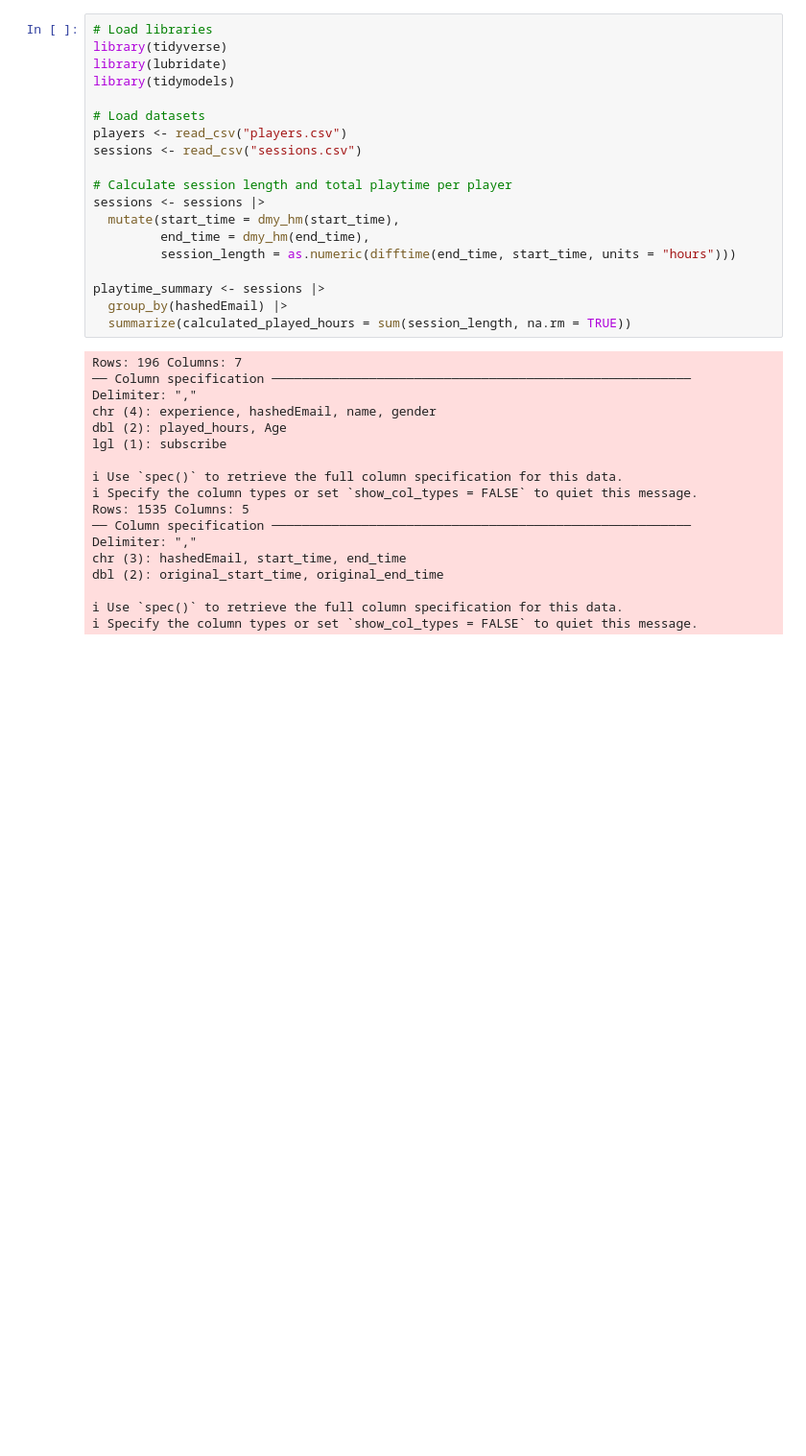
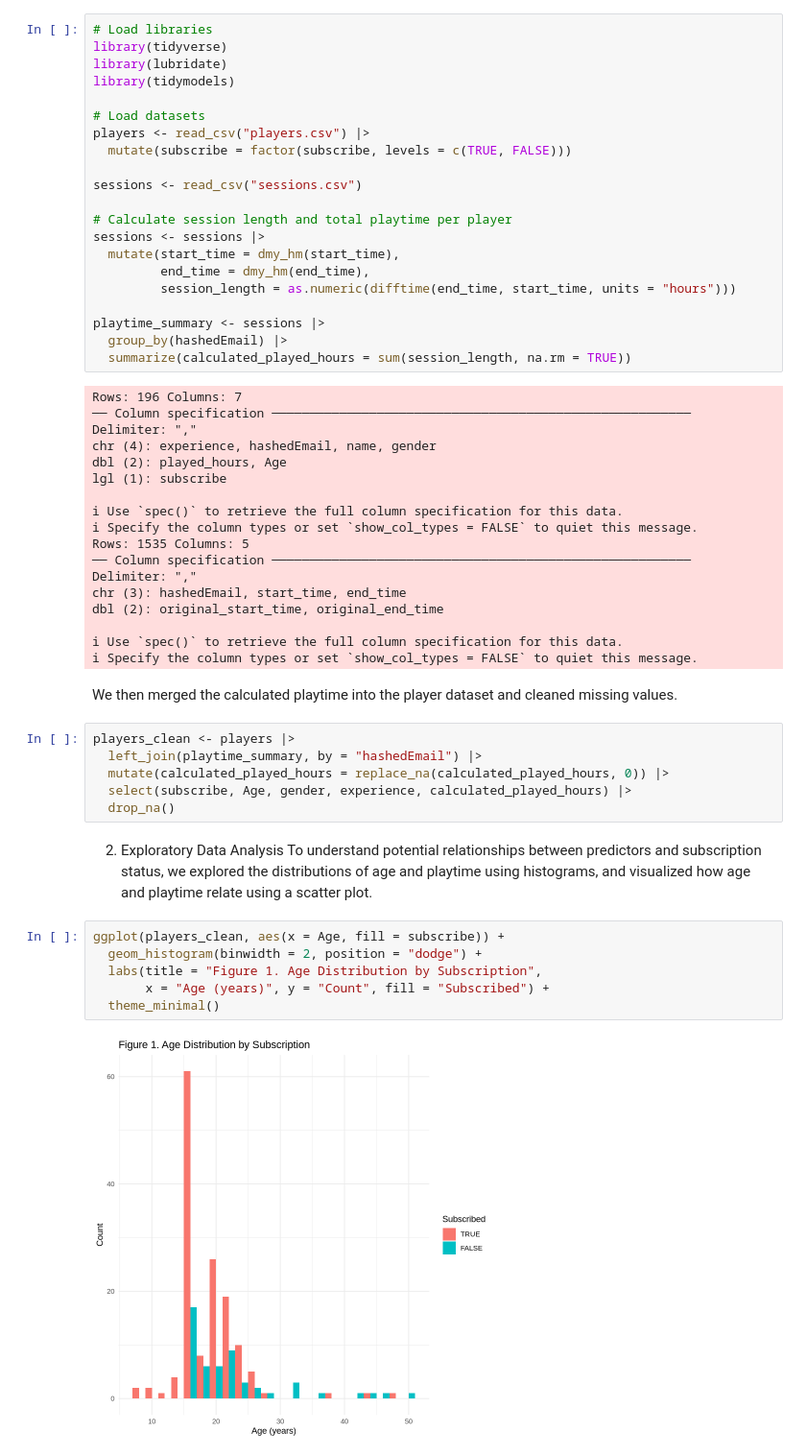
Before and after one commit to rahanikou/dsci-project-2025, a Jupyter notebook: project.ipynb, the cells around one changed output. Shown: that part at 96% size. Saved outputs shown, nothing was run; the diff lists cells and outputs as text; blank space fills up the shorter version.

```diff
--- a/project.ipynb
+++ b/project.ipynb
@@ -69,7 +69,9 @@ library(lubridate)
 library(tidymodels)
 
 # Load datasets
-players <- read_csv("players.csv")
+players <- read_csv("players.csv") |>
+  mutate(subscribe = factor(subscribe, levels = c(TRUE, FALSE)))
+
 sessions <- read_csv("sessions.csv")
 
 # Calculate session length and total playtime per player
@@ -99,3 +101,22 @@ dbl (2): original_start_time, original_end_time
 
 ℹ Use `spec()` to retrieve the full column specification for this data.
 ℹ Specify the column types or set `show_col_types = FALSE` to quiet this message.
+# %% [markdown]
+We then merged the calculated playtime into the player dataset and cleaned missing values.
+# %%
+players_clean <- players |>
+  left_join(playtime_summary, by = "hashedEmail") |>
+  mutate(calculated_played_hours = replace_na(calculated_played_hours, 0)) |>
+  select(subscribe, Age, gender, experience, calculated_played_hours) |>
+  drop_na()
+# %% [markdown]
+2. Exploratory Data Analysis
+To understand potential relationships between predictors and subscription status, we explored the distributions of age and playtime using histograms, and visualized how age and playtime relate using a scatter plot.
+# %%
+ggplot(players_clean, aes(x = Age, fill = subscribe)) +
+  geom_histogram(binwidth = 2, position = "dodge") +
+  labs(title = "Figure 1. Age Distribution by Subscription",
+       x = "Age (years)", y = "Count", fill = "Subscribed") +
+  theme_minimal()
+# %% [output]
+[figure, added]
```
Also changed, not shown: parts of 13 cells of this notebook.
